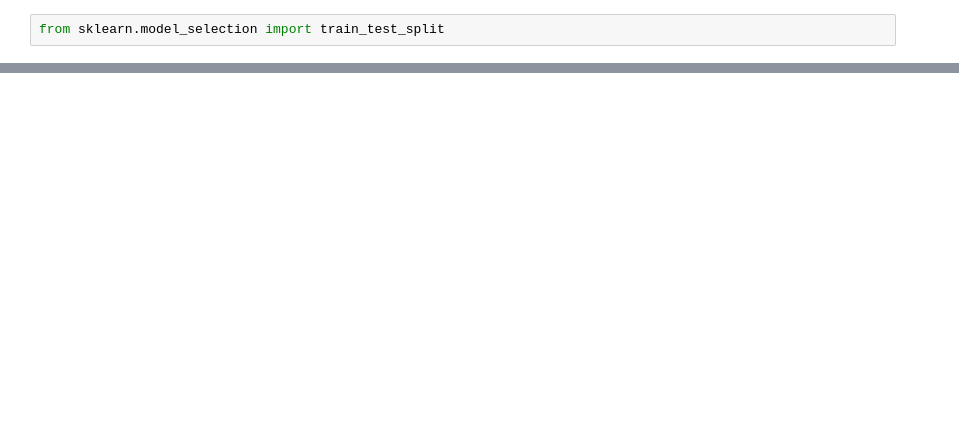
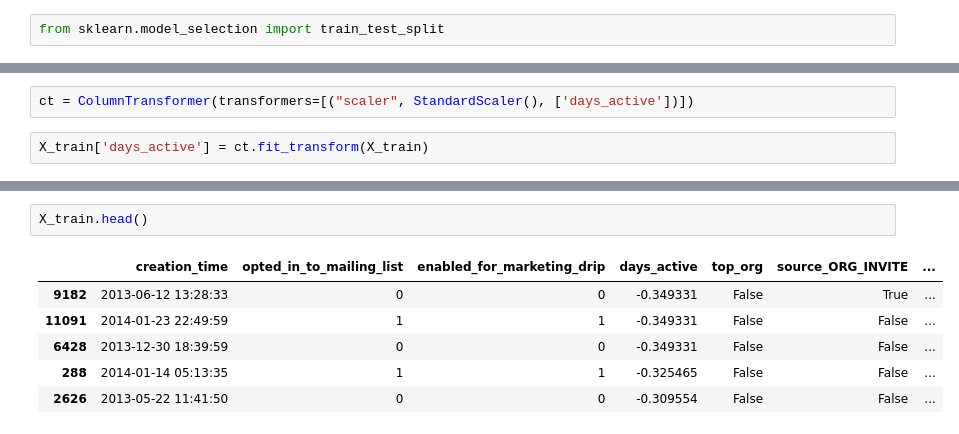
Before and after one commit to MsEM11/Relax_Challenge, a Jupyter notebook: Relax_challenge_code.ipynb, the cells around one changed output, grey strips where cells are left out. Saved outputs shown, nothing was run; the diff lists cells and outputs as text; blank space fills up the shorter version.

```diff
--- a/Relax_challenge_code.ipynb
+++ b/Relax_challenge_code.ipynb
@@ -512,0 +527,4 @@ len(X_train)
+# %%
+ct = ColumnTransformer(transformers=[("scaler", StandardScaler(), ['days_active'])])
+# %%
+X_train['days_active'] = ct.fit_transform(X_train)
@@ -512,0 +546,9 @@ len(X_train)
+# %%
+X_train.head()
+# %% [output]
+|  | creation_time | opted_in_to_mailing_list | enabled_for_marketing_drip | days_active | top_org | source_ORG_INVITE | ... |
+| 9182 | 2013-06-12 13:28:33 | 0 | 0 | -0.349331 | False | True | ... |
+| 11091 | 2014-01-23 22:49:59 | 1 | 1 | -0.349331 | False | False | ... |
+| 6428 | 2013-12-30 18:39:59 | 0 | 0 | -0.349331 | False | False | ... |
+| 288 | 2014-01-14 05:13:35 | 1 | 1 | -0.325465 | False | False | ... |
+| 2626 | 2013-05-22 11:41:50 | 0 | 0 | -0.309554 | False | False | ... |
```
Also changed, not shown: parts of 37 cells of this notebook.
